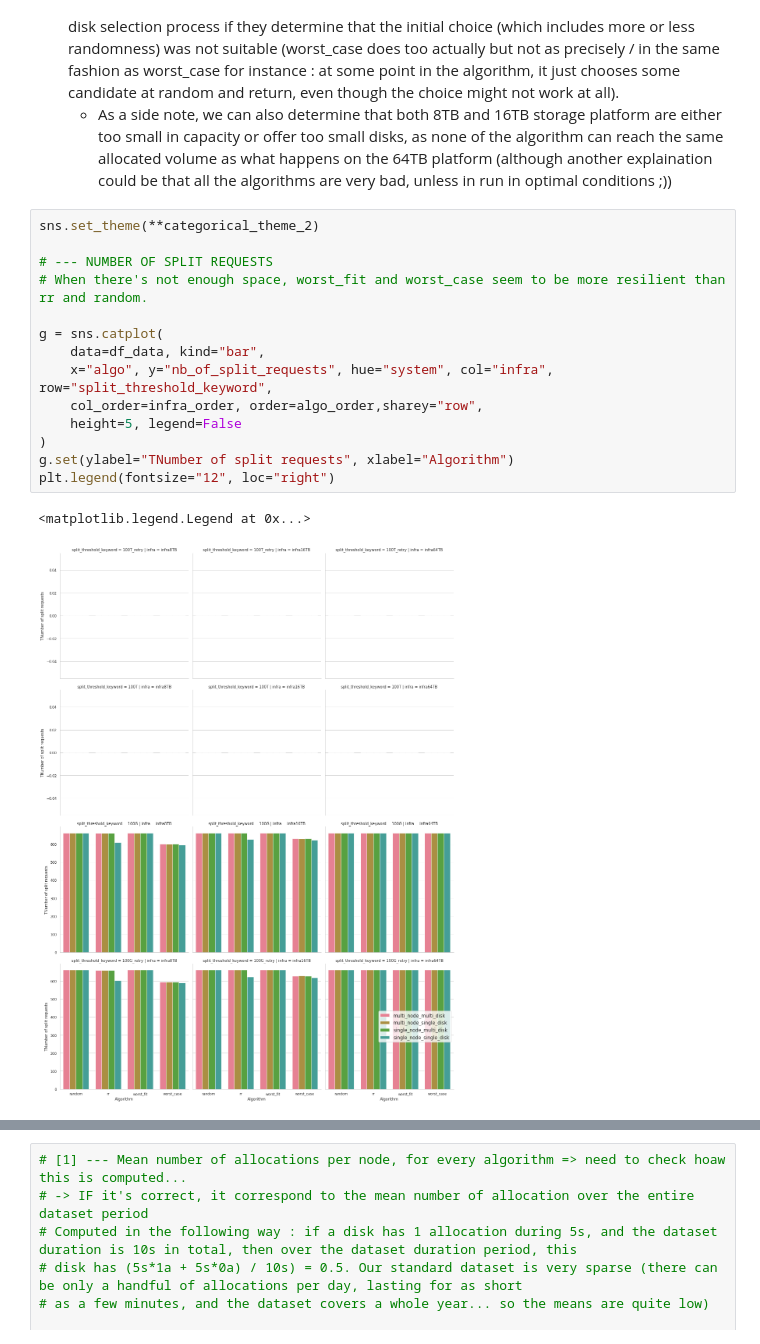
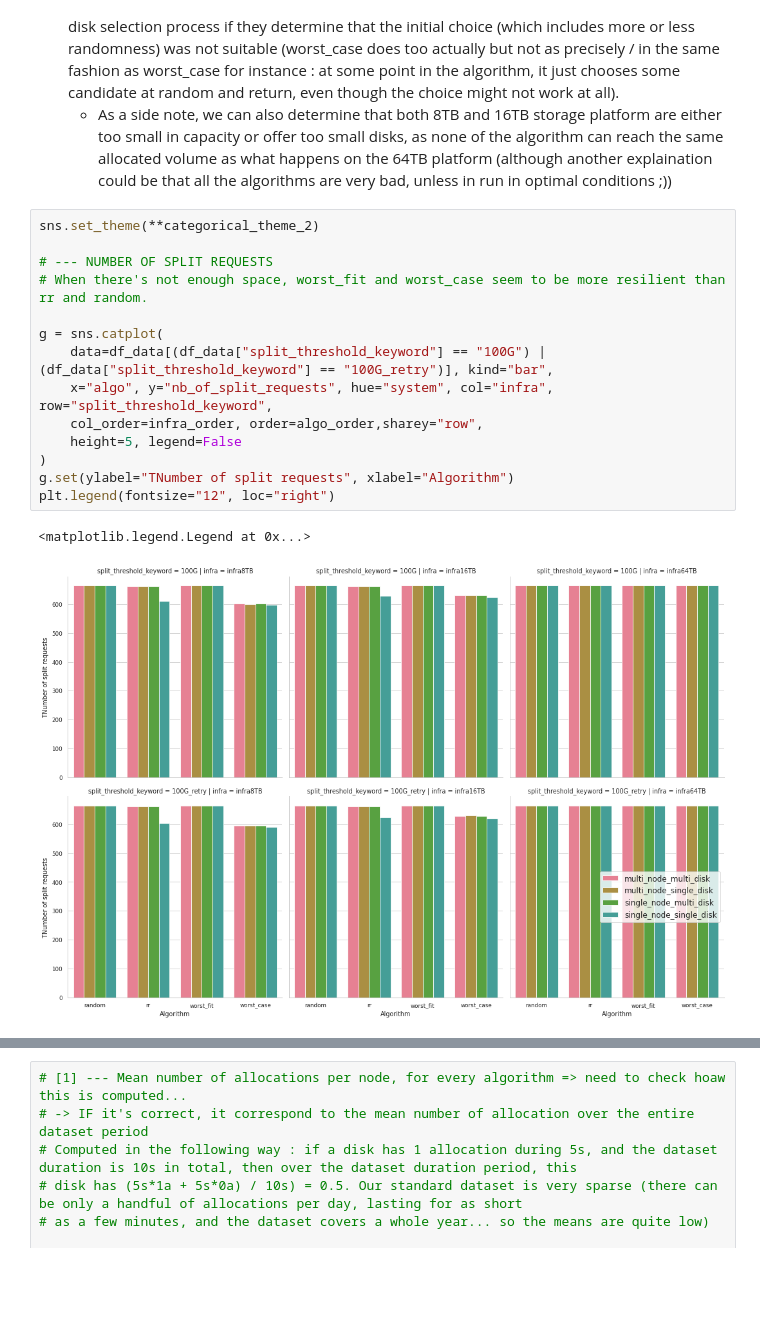
Before and after one commit to hephtaicie/storalloc, a Jupyter notebook: simulation/Seaborn_StorAllocStats_G5K.ipynb, the cells around one changed output, grey strips where cells are left out. Drawn from its saved outputs; the diff is of its cells as text; blank space fills up the shorter version.

```diff
--- a/simulation/Seaborn_StorAllocStats_G5K.ipynb
+++ b/simulation/Seaborn_StorAllocStats_G5K.ipynb
@@ -304,17 +304,17 @@ Observations on total allocated number of GB:
 # %%
 sns.set_theme(**categorical_theme_2)
 
 # --- NUMBER OF SPLIT REQUESTS
 # When there's not enough space, worst_fit and worst_case seem to be more resilient than rr and random.
 
 g = sns.catplot(
-    data=df_data, kind="bar",
+    data=df_data[(df_data["split_threshold_keyword"] == "100G") | (df_data["split_threshold_keyword"] == "100G_retry")], kind="bar",
     x="algo", y="nb_of_split_requests", hue="system", col="infra", row="split_threshold_keyword",
     col_order=infra_order, order=algo_order,sharey="row",
     height=5, legend=False
 )
 g.set(ylabel="TNumber of split requests", xlabel="Algorithm")
 plt.legend(fontsize="12", loc="right")
 # %% [output]
 <matplotlib.legend.Legend at 0x...>
-[figure, old version]
+[figure, new version]
```
Also changed, not shown: parts of 1 cell of this notebook, 3 other files.
